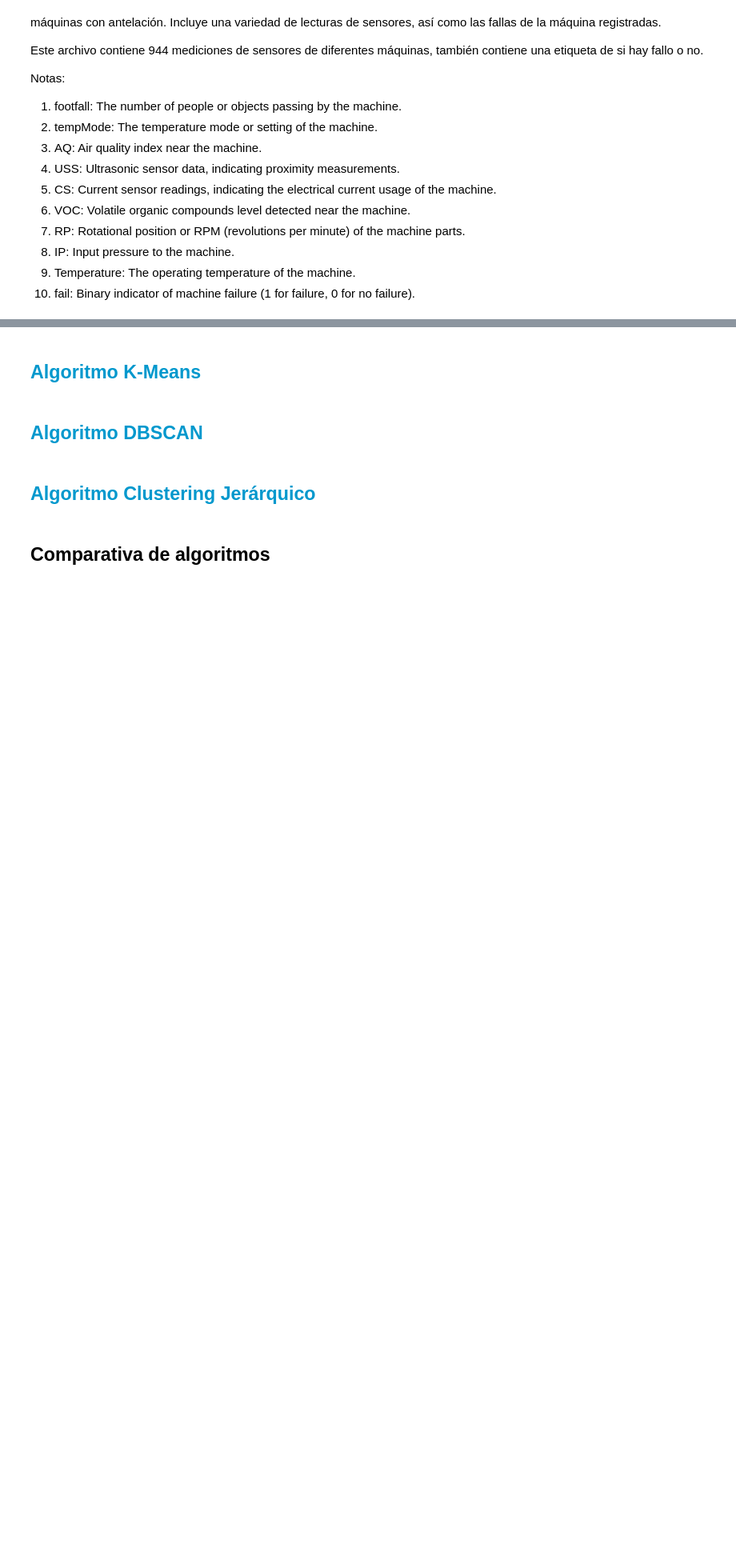
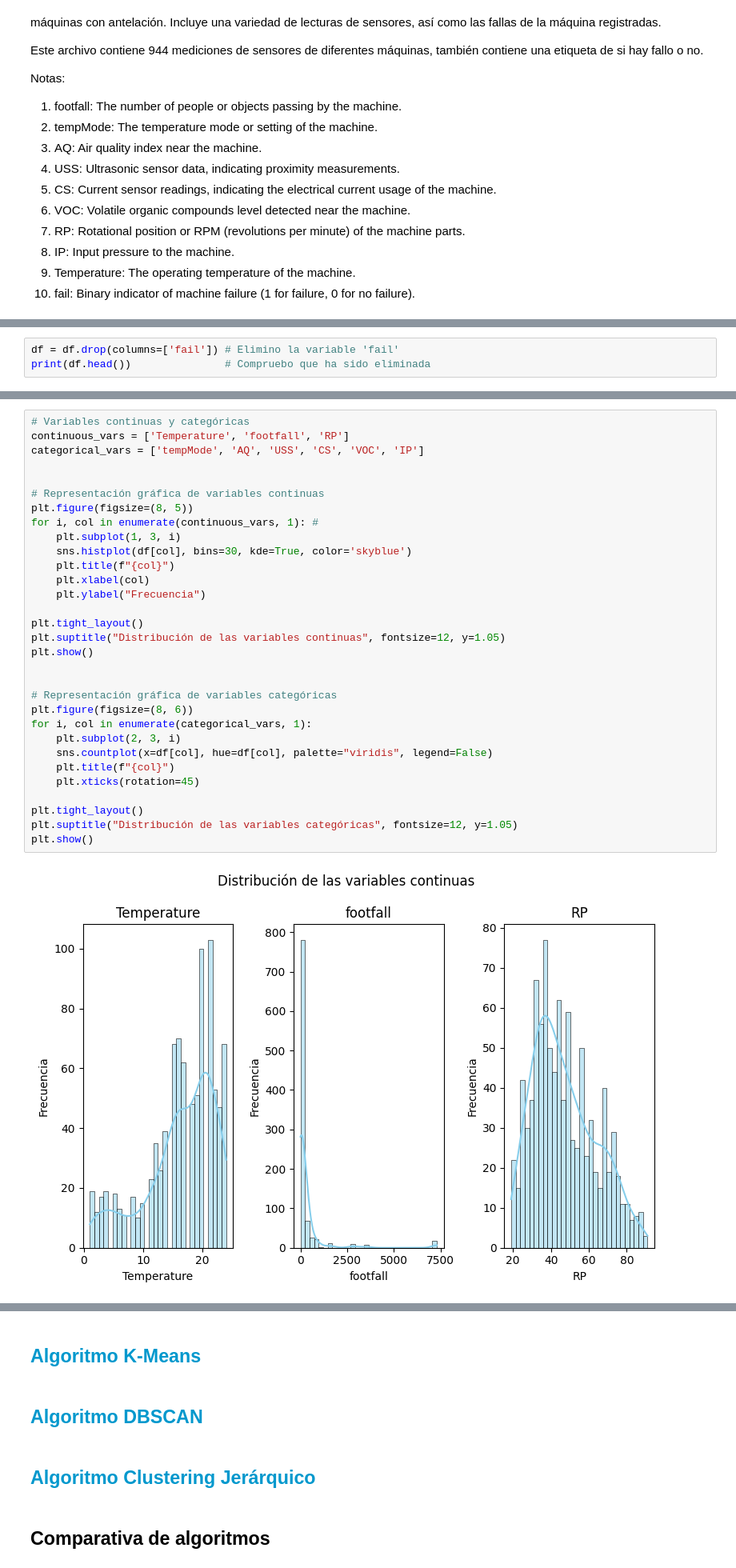
Before and after one commit to Rubenjme/Unsupervised_Learning_Clusters, a Jupyter notebook: Clustering.ipynb, the cells around one changed output, grey strips where cells are left out. Shown: that part at 80% size. Cells and saved outputs as stored; diff of their text form; blank space fills up the shorter version.

```diff
--- a/Clustering.ipynb
+++ b/Clustering.ipynb
@@ -48,0 +127,3 @@ df = pd.read_csv('data.csv', sep=',')
+# %%
+df = df.drop(columns=['fail']) # Elimino la variable 'fail'
+print(df.head())               # Compruebo que ha sido eliminada
@@ -48,0 +143,33 @@ df = pd.read_csv('data.csv', sep=',')
+# %%
+# Variables continuas y categóricas
+continuous_vars = ['Temperature', 'footfall', 'RP']
+categorical_vars = ['tempMode', 'AQ', 'USS', 'CS', 'VOC', 'IP']
+
+
+# Representación gráfica de variables continuas
+plt.figure(figsize=(8, 5))
+for i, col in enumerate(continuous_vars, 1): #
+    plt.subplot(1, 3, i)
+    sns.histplot(df[col], bins=30, kde=True, color='skyblue')
+    plt.title(f"{col}")
+    plt.xlabel(col)
+    plt.ylabel("Frecuencia")
+
+plt.tight_layout()
+plt.suptitle("Distribución de las variables continuas", fontsize=12, y=1.05)
+plt.show()
+
+
+# Representación gráfica de variables categóricas
+plt.figure(figsize=(8, 6))
+for i, col in enumerate(categorical_vars, 1):
+    plt.subplot(2, 3, i)
+    sns.countplot(x=df[col], hue=df[col], palette="viridis", legend=False)
+    plt.title(f"{col}")
+    plt.xticks(rotation=45)
+
+plt.tight_layout()
+plt.suptitle("Distribución de las variables categóricas", fontsize=12, y=1.05)
+plt.show()
+# %% [output]
+[figure, added]
```
Also changed, not shown: parts of 29 cells of this notebook.
